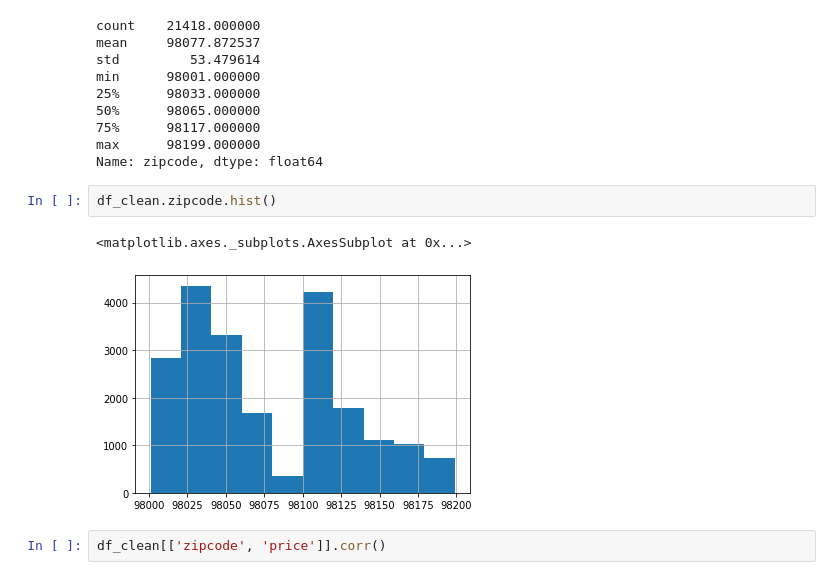
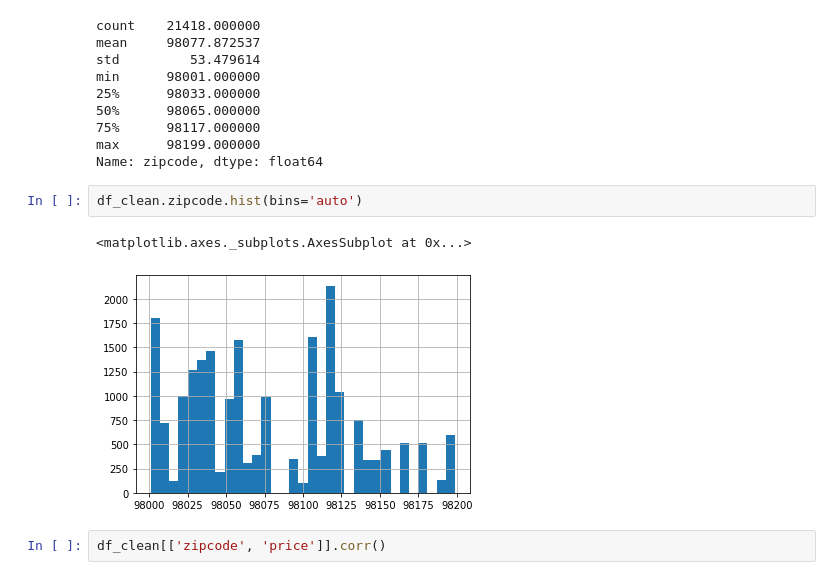
Before and after one commit to merb92/multivariate-linear-regression----housing-prices, a Jupyter notebook: EDA.ipynb, the cells around one changed output. Saved outputs shown, nothing was run; the diff lists cells and outputs as text.

```diff
--- a/EDA.ipynb
+++ b/EDA.ipynb
@@ -1007,10 +1022,10 @@ min      98001.000000
 max      98199.000000
 Name: zipcode, dtype: float64
 # %%
-df_clean.zipcode.hist()
+df_clean.zipcode.hist(bins='auto')
 # %% [output]
 <matplotlib.axes._subplots.AxesSubplot at 0x...>
-[figure, old version]
+[figure, new version]
 # %%
 df_clean[['zipcode', 'price']].corr()
 # %% [output]
```
Also changed, not shown: parts of 75 cells of this notebook, 4 other files.
